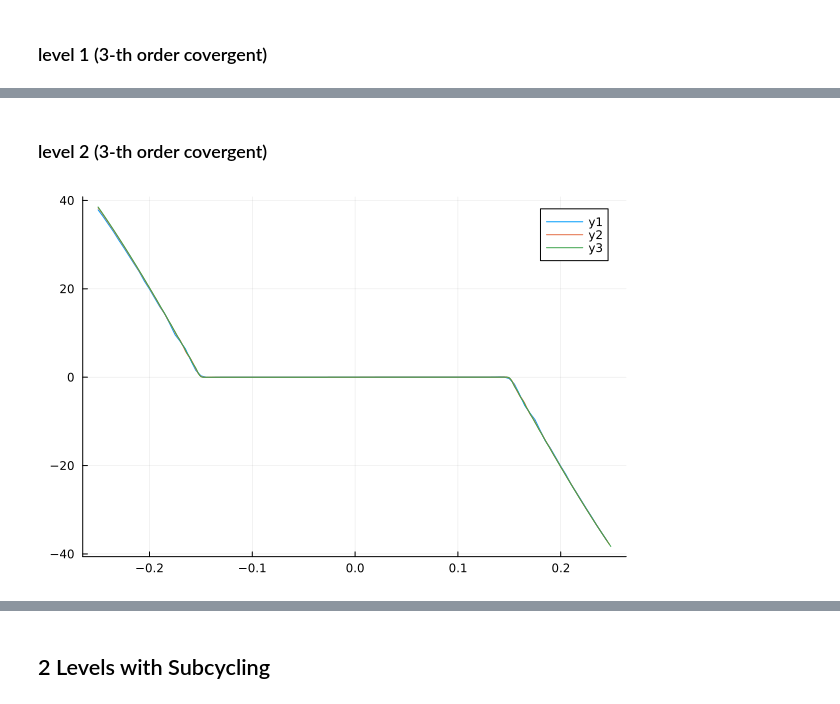
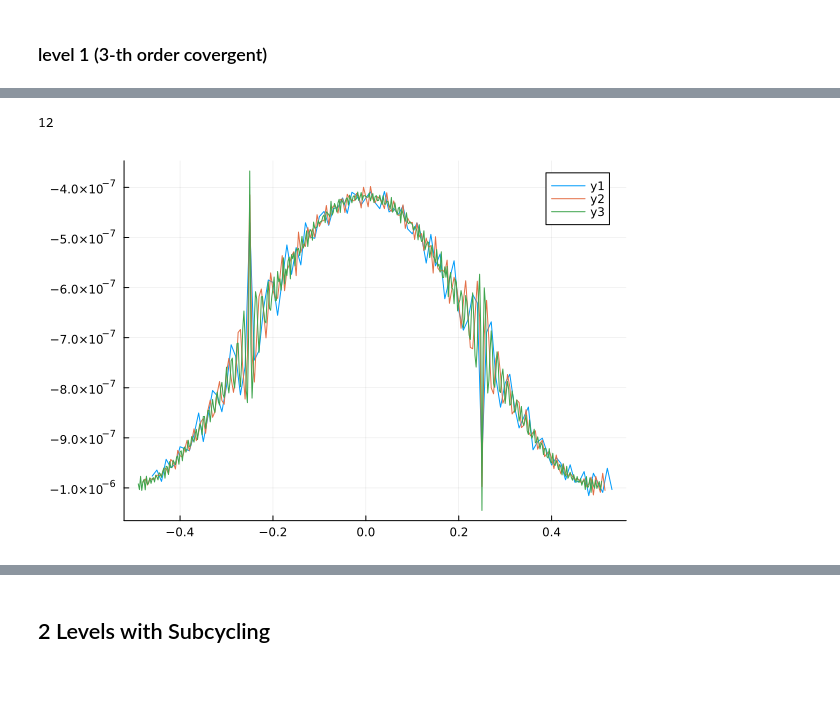
Before and after one commit to lwJi/Docs-Subcycling, a Jupyter notebook: ipynb/Covergence.ipynb, the cells around one changed output, grey strips where cells are left out. Saved outputs shown, nothing was run; the diff lists cells and outputs as text; code cells hidden in the pictures.

```diff
--- a/ipynb/Covergence.ipynb
+++ b/ipynb/Covergence.ipynb
@@ -88,24 +54,14 @@ display(plt)
-# %% [markdown]
-### level 2 (3-th order covergent)
-# %%
-dxs = [0.005, 0.0025, 0.00125]
-lev = 2
-tmax = 0.1
-cord = 3
-plt = plot()
-for i in 1:length(dirs)
-    fulldir = parent_dir * dirs[i]
-    tsv_files = filter(f -> endswith(f, ".tsv"), readdir(fulldir))
-    for fname in tsv_files
-        data = readdlm(joinpath(fulldir, fname), Float64, comments = true)
-        if abs(data[1, 2] - tmax) < 1e-12
-            x = data[findall(x -> x == lev, data[:, 3]), 5][1+12:nxas[i]-12]
-            psi = data[findall(x -> x == lev, data[:, 3]), 6][1+12:nxas[i]-12]
-            error = (psi - analytical_psi.(tmax, x)) * dxs[i]^(-cord)
-            plt = plot!(x, error)
-        end
-    end
-end
-display(plt)
-# %% [output]
-[figure, removed]
+# %%
+dirs = [
+    "scalarwave_2levels_nx100_noSC",
+    "scalarwave_2levels_nx200_noSC",
+    "scalarwave_2levels_nx400_noSC"
+]
+nxs = [100, 200, 400]
+nbuf = 12
+# %% [output]
+12
+# %%
+plot_conv(parent_dir, dirs, nxs, nbuf; lev = 1, cord = 4)
+# %% [output]
+[figure, added]
```
Also changed, not shown: parts of 9 cells of this notebook, 9 other files.
